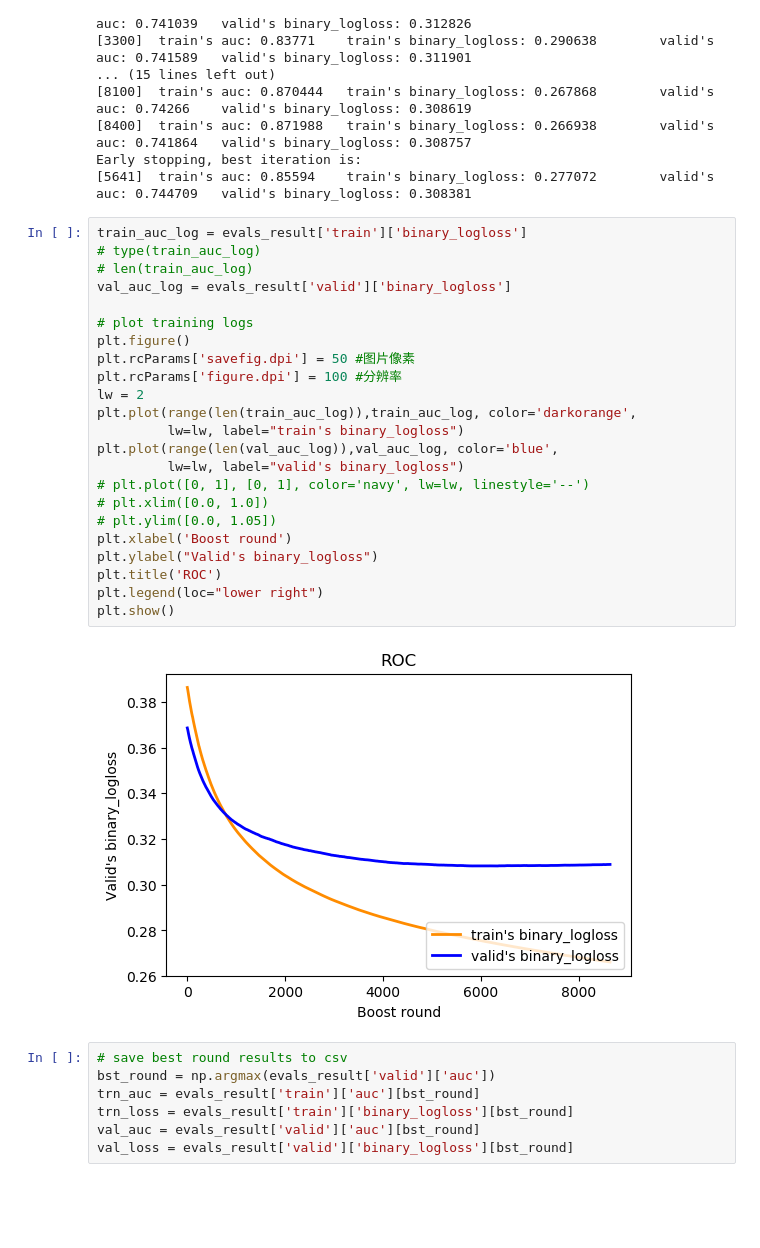
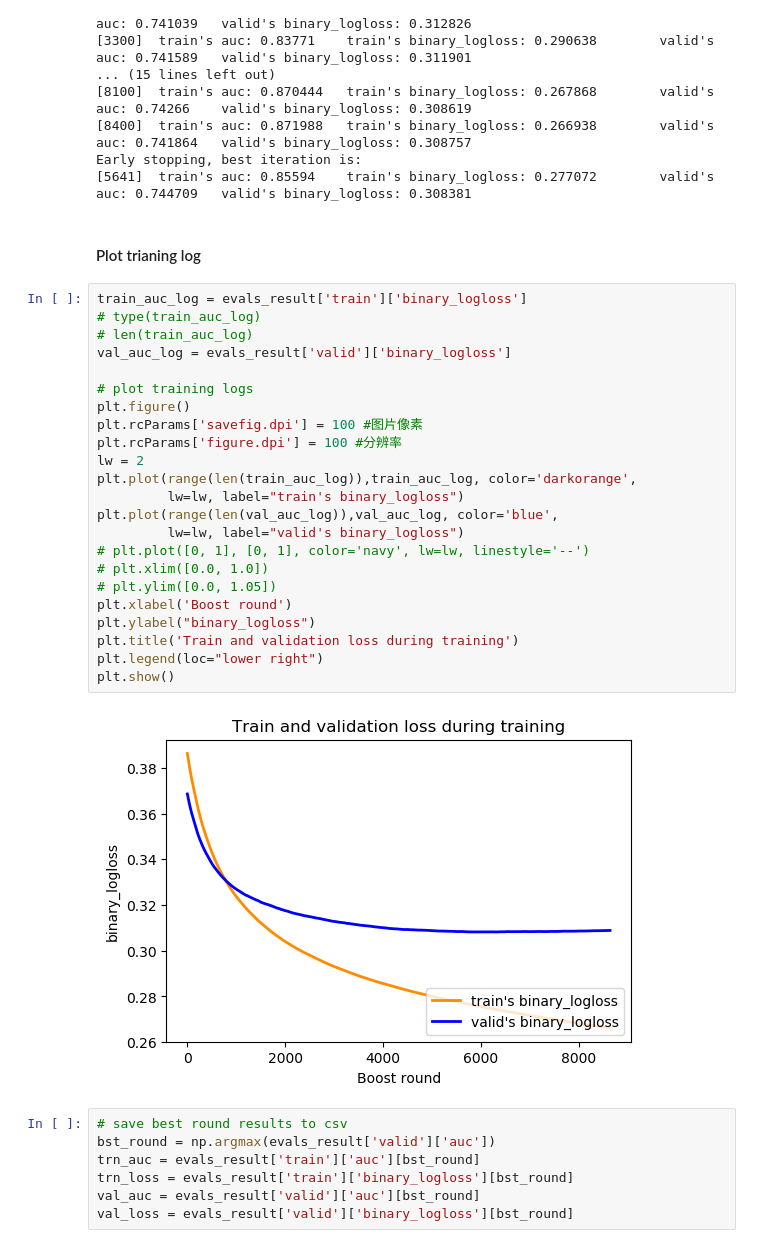
Before and after one commit to pierrelzw/JLR-Prediction, a Jupyter notebook: 3_2_jlr_classification_11feats.ipynb, the cells around one changed output. Drawn from its saved outputs; the diff is of its cells as text; blank space fills up the shorter version.

```diff
--- a/3_2_jlr_classification_11feats.ipynb
+++ b/3_2_jlr_classification_11feats.ipynb
@@ -266,31 +259,33 @@ Training until validation scores don't improve for 3000 rounds.
 [8400]  train's auc: 0.871988   train's binary_logloss: 0.266938        valid's auc: 0.741864   valid's binary_logloss: 0.308757
 Early stopping, best iteration is:
 [5641]  train's auc: 0.85594    train's binary_logloss: 0.277072        valid's auc: 0.744709   valid's binary_logloss: 0.308381
+# %% [markdown]
+#### Plot trianing log
 # %%
 train_auc_log = evals_result['train']['binary_logloss']
 # type(train_auc_log)
 # len(train_auc_log)
 val_auc_log = evals_result['valid']['binary_logloss']
 
 # plot training logs
 plt.figure()
-plt.rcParams['savefig.dpi'] = 50 #图片像素
+plt.rcParams['savefig.dpi'] = 100 #图片像素
 plt.rcParams['figure.dpi'] = 100 #分辨率
 lw = 2
 plt.plot(range(len(train_auc_log)),train_auc_log, color='darkorange',
          lw=lw, label="train's binary_logloss")
 plt.plot(range(len(val_auc_log)),val_auc_log, color='blue',
          lw=lw, label="valid's binary_logloss")
 # plt.plot([0, 1], [0, 1], color='navy', lw=lw, linestyle='--')
 # plt.xlim([0.0, 1.0])
 # plt.ylim([0.0, 1.05])
 plt.xlabel('Boost round')
-plt.ylabel("Valid's binary_logloss")
-plt.title('ROC')
+plt.ylabel("binary_logloss")
+plt.title('Train and validation loss during training')
 plt.legend(loc="lower right")
 plt.show()
 # %% [output]
-[figure, old version]
+[figure, new version]
 # %%
 # save best round results to csv
 bst_round = np.argmax(evals_result['valid']['auc'])
```
Also changed, not shown: parts of 18 cells of this notebook, 33 other files.
